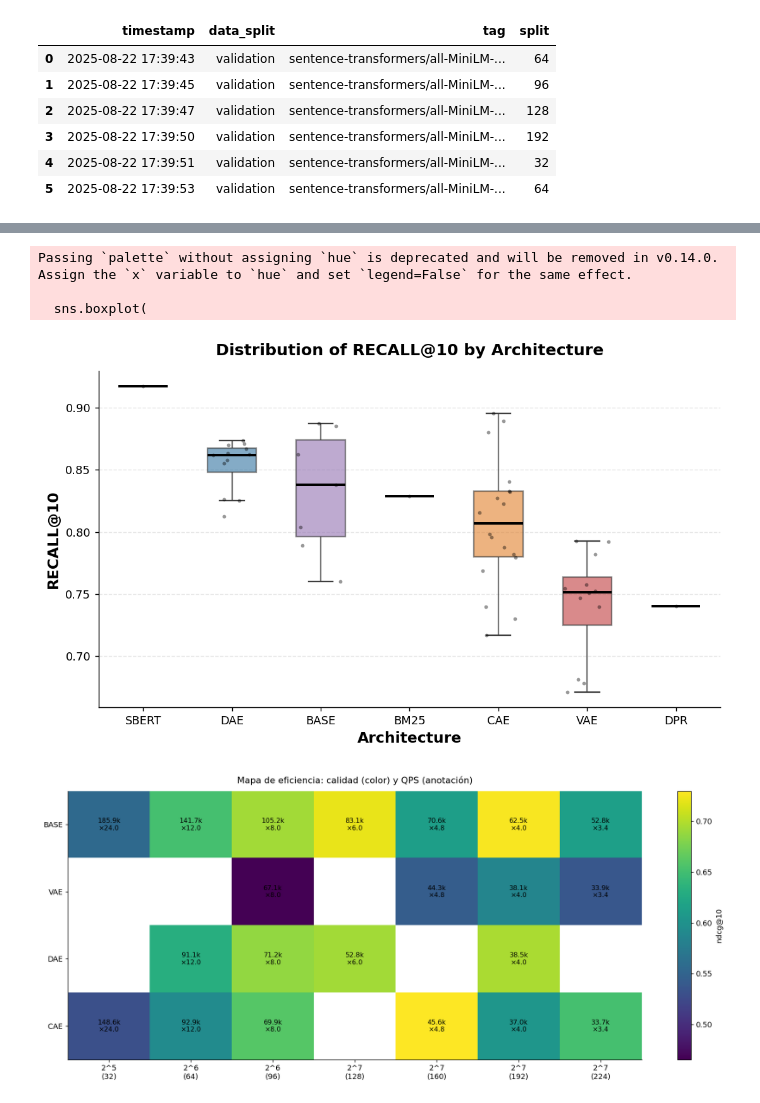
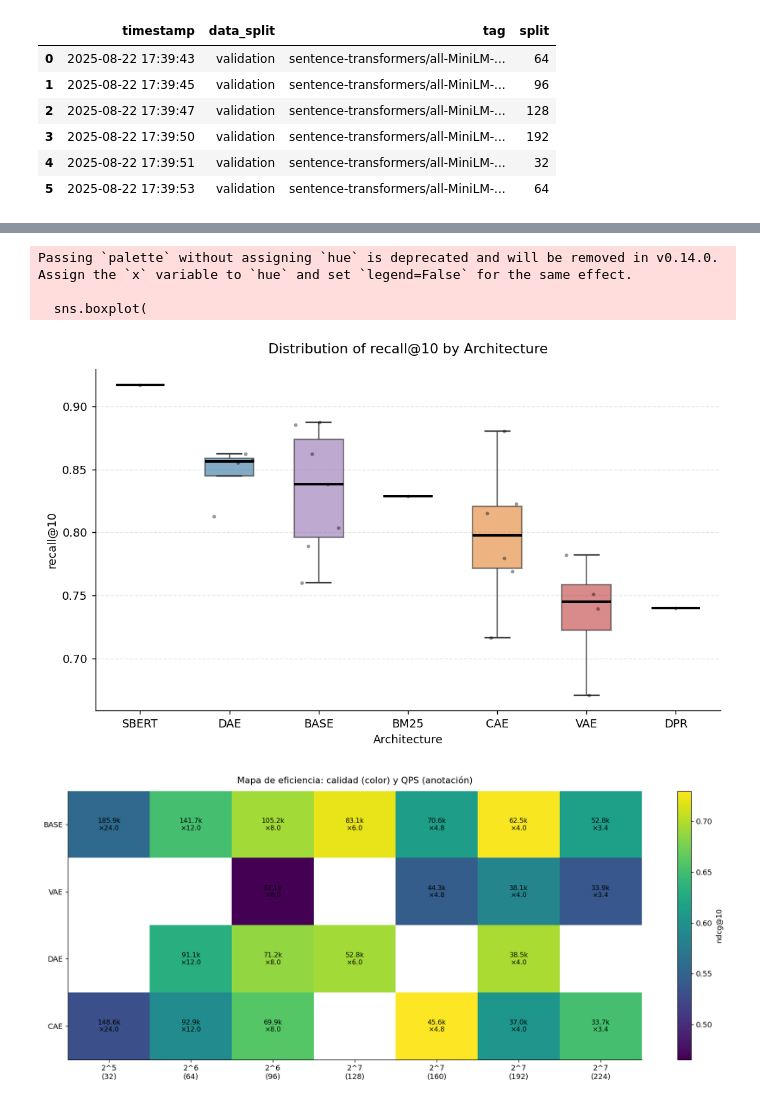
Before and after one commit to engares/latent-rag, a Jupyter notebook: analysis/metric_analysis.ipynb, the cells around one changed output, grey strips where cells are left out. Cells and saved outputs as stored; diff of their text form; code cells hidden in the pictures.

```diff
--- a/analysis/metric_analysis.ipynb
+++ b/analysis/metric_analysis.ipynb
@@ -2125,12 +2291,10 @@ def boxplot_performance_by_arch(
         jitter=0.28,
         size=3.2,
     )
-    plt.xlabel("Architecture", fontsize=13, fontweight="bold")
-    plt.ylabel(metric.upper(), fontsize=13, fontweight="bold")
+    plt.xlabel("Architecture")
+    plt.ylabel(metric)
     plt.title(
-        title or f"Distribution of {metric.upper()} by Architecture",
-        fontsize=14,
-        fontweight="bold",
+        title or f"Distribution of {metric} by Architecture",
         pad=14,
     )
     plt.grid(axis="y", linestyle="--", alpha=0.3)
@@ -2139,12 +2303,12 @@ def boxplot_performance_by_arch(
     plt.show()
 # %%
 # 2) Distribución de rendimiento por arquitectura (usa nDCG@10; puedes cambiar a 'mrr@10' o 'perf_score')
-boxplot_performance_by_arch(df, metric="recall@10")
+boxplot_performance_by_arch(df[df['chunking_enabled'] == "False"], metric="recall@10")
 # %% [output]
 Passing `palette` without assigning `hue` is deprecated and will be removed in v0.14.0. Assign the `x` variable to `hue` and set `legend=False` for the same effect.
 
   sns.boxplot(
-[figure, old version]
+[figure, new version]
 # %%
 from __future__ import annotations
 
```
Also changed, not shown: parts of 8 cells of this notebook, 18 other files.
